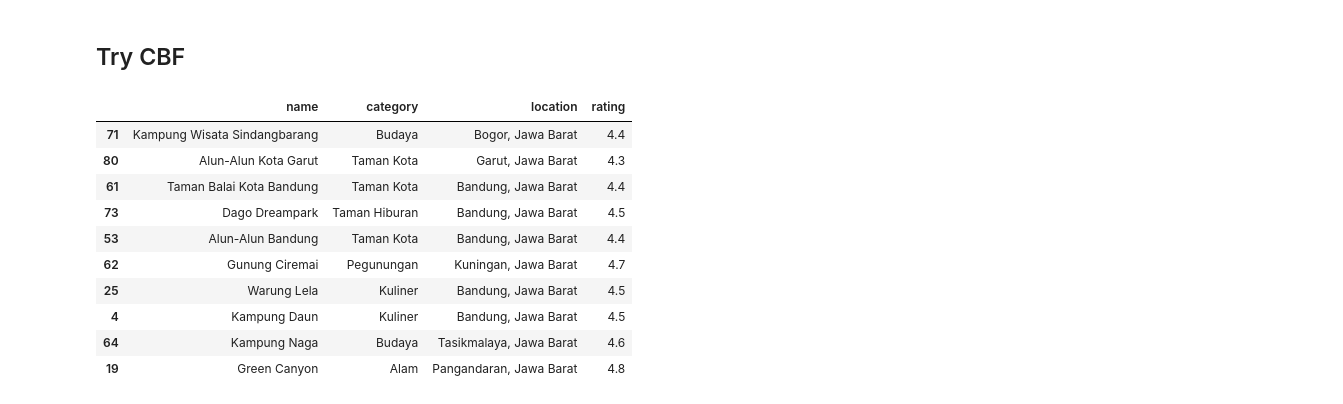
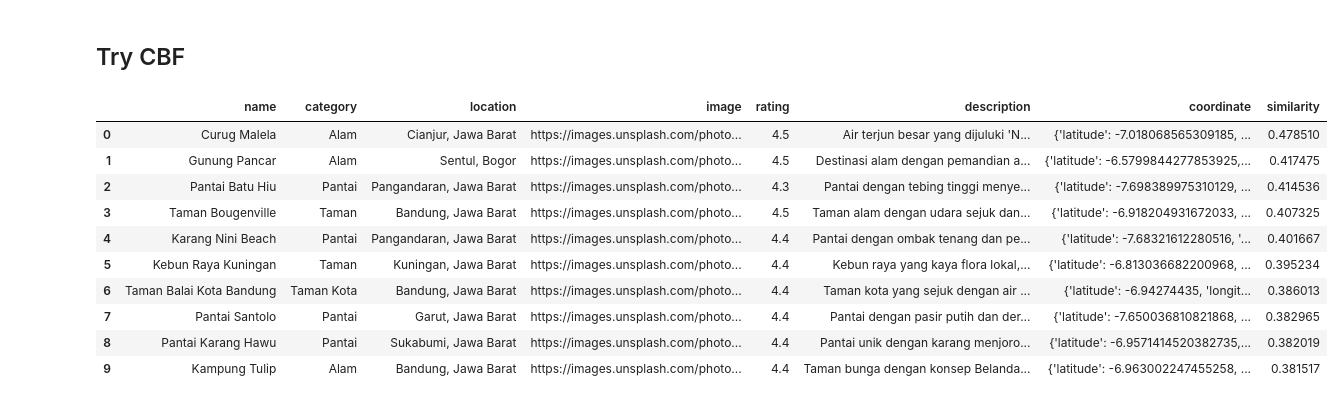
Before and after one commit to CultureConnect-team/CultureConnect-ml, a Jupyter notebook: CBF_System.ipynb, the cells around one changed output. Saved outputs shown, nothing was run; the diff lists cells and outputs as text; code cells hidden in the pictures.

Commit message:
fix: creating a system recommendation model using the KNN machine learning algorithm and consine metrics

```diff
--- a/CBF_System.ipynb
+++ b/CBF_System.ipynb
@@ -191,5 +191,5 @@ array(['Alam', 'Wisata Keluarga', 'Budaya', 'Kuliner',
 # %% [markdown]
 # CBF System
 # %%
-# Gabungkan fitur teks
-new_wisata['combined_features'] = new_wisata['category'] + ' ' + new_wisata['location'] + ' ' + new_wisata['description']
+# Pisahkan fitur dan target (meskipun kita tidak butuh target label karena ini bukan klasifikasi)
+features = new_wisata[["category", "description", "rating"]]
@@ -203,12 +203,17 @@ stopwords_id = factory.get_stop_words()
 # %%
-# TF-IDF
-vectorizer = TfidfVectorizer(stop_words=stopwords_id)
-X_train = vectorizer.fit_transform(train_df['combined_features'])
-X_test = vectorizer.transform(test_df['combined_features'])
+# Preprocessing pipeline
+preprocessor = ColumnTransformer([
+    ("tfidf", TfidfVectorizer(max_features=100), "description"),
+    ("onehot", OneHotEncoder(), ["category"]),
+    ("scaler", StandardScaler(), ["rating"])
+])
+# %%
+# Transform semua fitur
+X = preprocessor.fit_transform(features)
 # %%
-# Fit KNN dengan data latih
-knn = NearestNeighbors(n_neighbors=5, metric='cosine')
-knn.fit(X_train)
+# Train KNN model (untuk mencari tempat mirip berdasarkan preferensi user)
+knn_model = NearestNeighbors(n_neighbors=5, metric="cosine")
+knn_model.fit(X)
 # %% [output]
 NearestNeighbors(metric='cosine')
 # %%
@@ -288,29 +264,19 @@ def rekomendasi(preferensi_nama=None, preferensi_kategori=None, df=None, tfidf_m
 # %% [markdown]
 ## Try CBF
 # %%
-preferensi_nama = ["Saung Angklung Udjo", "Tebing Keraton"]
-preferensi_kategori = ["Alam", "pegunungan", "Kuliner", "Taman Kota"]
+preferensi_nama = "Perkemahan dan juga alam yang sejuk"
+preferensi_kategori = ["Alam", "Pegunungan", "Pantai"]
 
-rekomendasi_hasil = rekomendasi(
-    preferensi_nama=preferensi_nama,
-    preferensi_kategori=preferensi_kategori,
-    df=wisata,
-    tfidf_matrix=tfidf_matrix,
-    vectorizer=vectorizer,
-    top_n=10
-)
-
-hasil = pd.DataFrame(rekomendasi_hasil)
-hasil
+rekomendasi_tempat_multi(preferensi_kategori, preferensi_nama, top_k=10)
 # %% [output]
-|  | name | category | location | rating |
-| 71 | Kampung Wisata Sindangbarang | Budaya | Bogor, Jawa Barat | 4.4 |
-| 80 | Alun-Alun Kota Garut | Taman Kota | Garut, Jawa Barat | 4.3 |
-| 61 | Taman Balai Kota Bandung | Taman Kota | Bandung, Jawa Barat | 4.4 |
-| 73 | Dago Dreampark | Taman Hiburan | Bandung, Jawa Barat | 4.5 |
-| 53 | Alun-Alun Bandung | Taman Kota | Bandung, Jawa Barat | 4.4 |
-| 62 | Gunung Ciremai | Pegunungan | Kuningan, Jawa Barat | 4.7 |
-| 25 | Warung Lela | Kuliner | Bandung, Jawa Barat | 4.5 |
-| 4 | Kampung Daun | Kuliner | Bandung, Jawa Barat | 4.5 |
-| 64 | Kampung Naga | Budaya | Tasikmalaya, Jawa Barat | 4.6 |
-| 19 | Green Canyon | Alam | Pangandaran, Jawa Barat | 4.8 |
+|  | name | category | location | image | rating | description | coordinate | similarity |
+| 0 | Curug Malela | Alam | Cianjur, Jawa Barat | https://images.unsplash.com/photo... | 4.5 | Air terjun besar yang dijuluki 'N... | {'latitude': -7.018068565309185, ... | 0.478510 |
+| 1 | Gunung Pancar | Alam | Sentul, Bogor | https://images.unsplash.com/photo... | 4.5 | Destinasi alam dengan pemandian a... | {'latitude': -6.5799844277853925,... | 0.417475 |
+| 2 | Pantai Batu Hiu | Pantai | Pangandaran, Jawa Barat | https://images.unsplash.com/photo... | 4.3 | Pantai dengan tebing tinggi menye... | {'latitude': -7.698389975310129, ... | 0.414536 |
+| 3 | Taman Bougenville | Taman | Bandung, Jawa Barat | https://images.unsplash.com/photo... | 4.5 | Taman alam dengan udara sejuk dan... | {'latitude': -6.918204931672033, ... | 0.407325 |
+| 4 | Karang Nini Beach | Pantai | Pangandaran, Jawa Barat | https://images.unsplash.com/photo... | 4.4 | Pantai dengan ombak tenang dan pe... | {'latitude': -7.68321612280516, '... | 0.401667 |
+| 5 | Kebun Raya Kuningan | Taman | Kuningan, Jawa Barat | https://images.unsplash.com/photo... | 4.4 | Kebun raya yang kaya flora lokal,... | {'latitude': -6.813036682200968, ... | 0.395234 |
+| 6 | Taman Balai Kota Bandung | Taman Kota | Bandung, Jawa Barat | https://images.unsplash.com/photo... | 4.4 | Taman kota yang sejuk dengan air ... | {'latitude': -6.94274435, 'longit... | 0.386013 |
+| 7 | Pantai Santolo | Pantai | Garut, Jawa Barat | https://images.unsplash.com/photo... | 4.4 | Pantai dengan pasir putih dan der... | {'latitude': -7.650036810821868, ... | 0.382965 |
+| 8 | Pantai Karang Hawu | Pantai | Sukabumi, Jawa Barat | https://images.unsplash.com/photo... | 4.4 | Pantai unik dengan karang menjoro... | {'latitude': -6.9571414520382735,... | 0.382019 |
+| 9 | Kampung Tulip | Alam | Bandung, Jawa Barat | https://images.unsplash.com/photo... | 4.4 | Taman bunga dengan konsep Belanda... | {'latitude': -6.963002247455258, ... | 0.381517 |
```
Also changed, not shown: parts of 10 cells of this notebook.
